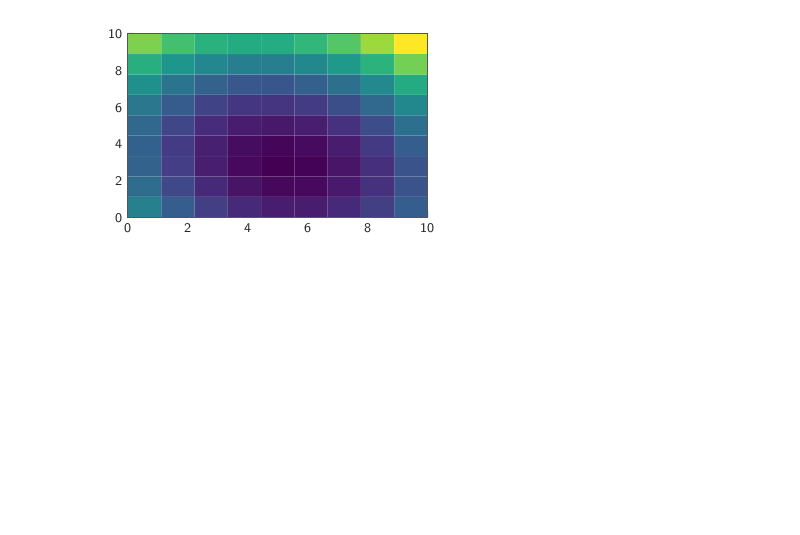
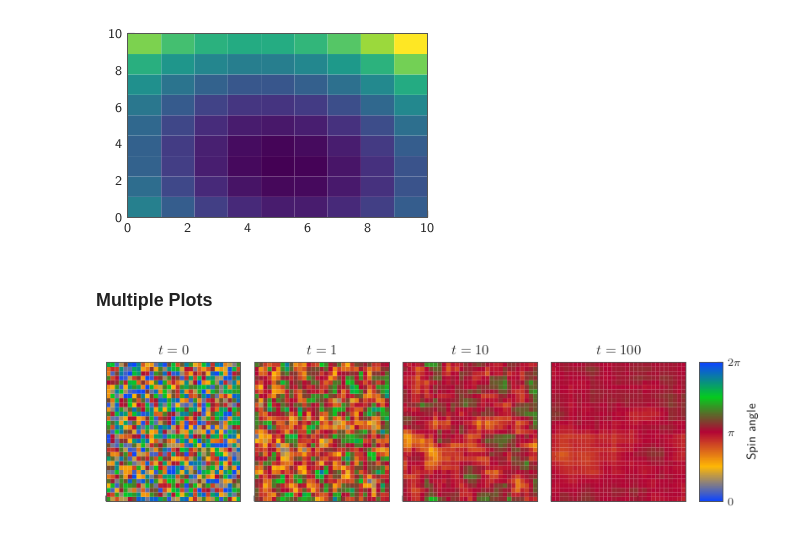
Before and after one commit to quantum-journal/quantum-journal, a Jupyter notebook: quantum-plots.ipynb, the cells around one changed output. Saved outputs shown, nothing was run; the diff lists cells and outputs as text; code cells hidden in the pictures; blank space fills up the shorter version.

```diff
--- a/quantum-plots.ipynb
+++ b/quantum-plots.ipynb
@@ -304,3 +333,72 @@ plt.pcolormesh(X, Y, Z, cmap = 'viridis')
 # %% [output]
 <matplotlib.collections.QuadMesh at 0x...>
 [figure]
+# %% [markdown]
+### Multiple Plots
+# %%
+import scipy.ndimage
+
+# Create a custom cyclic colormap
+cdict = {'red':   ((0.0,  0.05, 0.05),
+                   (0.25,  1.0, 1.0),
+                   (0.5,  0.7, 0.7),
+                   (0.75,  0.02, 0.02),
+                   (1.0,  0.05, 0.05)),
+         'green': ((0.0,  0.27, 0.27),
+                   (0.25,  0.72, 0.72),
+                   (0.5,  0.02, 0.02),
+                   (0.75,  0.80, 0.80),
+                   (1.0,  0.27, 0.27)),
+         'blue':  ((0.0,  1.0, 1.0),
+                   (0.25,  0.02, 0.02),
+                   (0.5,  0.21, 0.21),
+                   (0.75,  0.12, 0.12),
+                   (1.0,  1.0, 1.0))}
+
+my_colormap = mpl.colors.LinearSegmentedColormap('mycolormap', cdict)
+
+
+# Make plotting reusable
+def plot_array(arr, label):
+    ax_ = plt.gca()
+    X, Y = np.meshgrid(range(arr.shape[0]), range(arr.shape[1]), indexing='ij')
+    plt.setp(ax_.get_yticklabels(), visible=False)
+    plt.setp(ax_.get_xticklabels(), visible=False)
+
+    im = plt.pcolormesh(X, Y, arr, vmin=0.0, vmax = 2*np.pi, cmap=my_colormap)
+
+    ax_.axis([X.min(), X.max(), Y.min(), Y.max()])
+
+    # Reduce title fontsize -- it is important to use props here as they guarantee
+    # that the fontsize fits well with the surrounding document
+    plt.title(label, fontdict = {'fontsize' : props['fontsizes']['normalsize']})
+
+    return im
+
+dummy_data = np.random.uniform(0.0, 2 * np.pi, (4,32,32))
+dummy_data[1] = scipy.ndimage.uniform_filter(dummy_data[0], size=2, mode='wrap')
+dummy_data[2] = scipy.ndimage.uniform_filter(dummy_data[0], size=4, mode='wrap')
+dummy_data[3] = scipy.ndimage.uniform_filter(dummy_data[0], size=9, mode='wrap')
+
+fig = plot_setup(aspect_ratio = 0.28, wide = True)
+
+ax1 = plt.subplot2grid((1,17), (0,0), colspan=4)
+ax2 = plt.subplot2grid((1,17), (0,4), colspan=4)
+ax3 = plt.subplot2grid((1,17), (0,8), colspan=4)
+ax4 = plt.subplot2grid((1,17), (0,12), colspan=4)
+ax5 = plt.subplot2grid((1,17), (0,16))
+
+for (ax_, title_, idx_) in [(ax1, '$t = 0$', 0), (ax2, '$t = 1$', 1), (ax3, '$t = 10$', 2), (ax4, '$t = 100$', 3)]:
+    plt.sca(ax_)
+    im = plot_array(dummy_data[idx_,:,:], title_)
+
+norm = mpl.colors.Normalize(vmin=0, vmax=2*np.pi)
+cb1 = mpl.colorbar.ColorbarBase(ax5, cmap=my_colormap,
+                                norm=norm,
+                                ticks=[0, np.pi, 2*np.pi],
+                                orientation='vertical')
+cb1.ax.set_yticklabels(['$0$', '$\\pi$', '$2 \\pi$'])
+cb1.set_label('Spin angle')
+plt.tight_layout()
+# %% [output]
+[figure, added]
```
Also changed, not shown: parts of 9 cells of this notebook.
